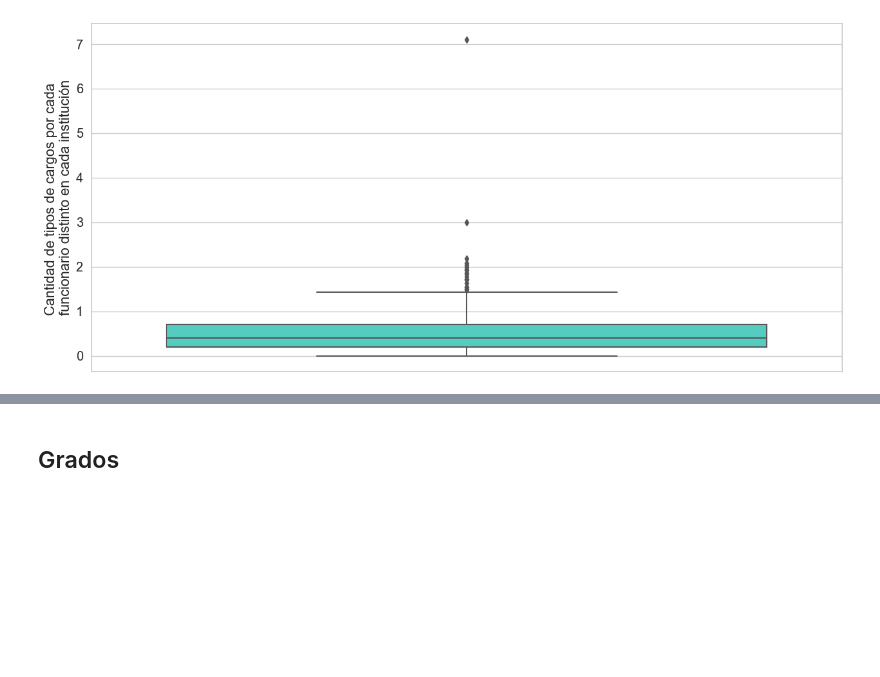
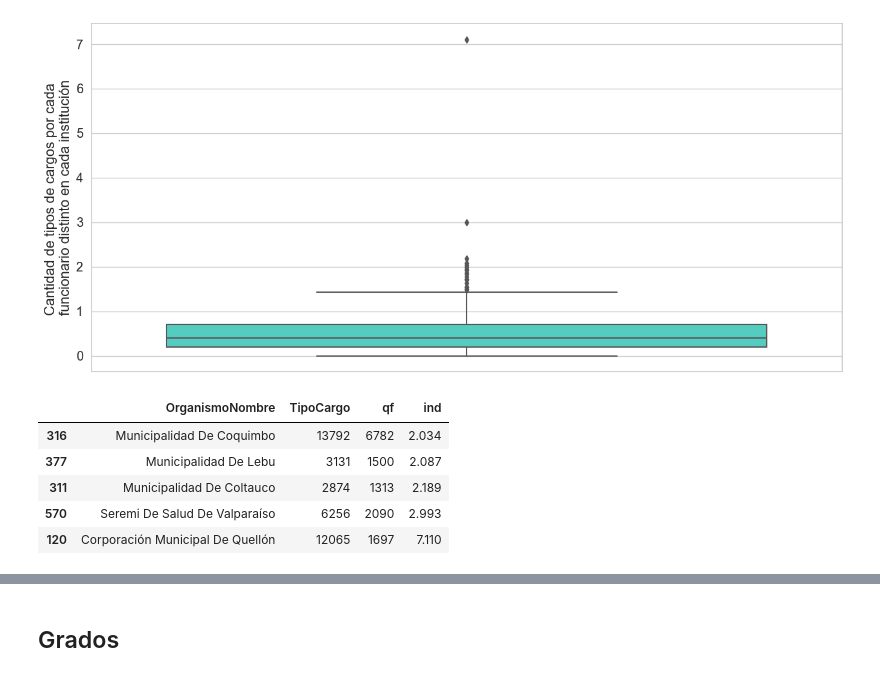
Before and after one commit to josemoragonzalez/PublicEmployment, a Jupyter notebook: informe.ipynb, the cells around one changed output, grey strips where cells are left out. Saved outputs shown, nothing was run; the diff lists cells and outputs as text; code cells hidden in the pictures; blank space fills up the shorter version.

```diff
--- a/informe.ipynb
+++ b/informe.ipynb
@@ -838,3 +836,12 @@ tcbox.head()
+# %%
+tcbox.sort_values('ind').tail()
+# %% [output]
+|  | OrganismoNombre | TipoCargo | qf | ind |
+| 316 | Municipalidad De Coquimbo | 13792 | 6782 | 2.034 |
+| 377 | Municipalidad De Lebu | 3131 | 1500 | 2.087 |
+| 311 | Municipalidad De Coltauco | 2874 | 1313 | 2.189 |
+| 570 | Seremi De Salud De Valparaíso | 6256 | 2090 | 2.993 |
+| 120 | Corporación Municipal De Quellón | 12065 | 1697 | 7.110 |
 # %%
 tcboxS = standar.groupby(by=['TipoCargo'])['OrganismoNombre'].nunique().reset_index()
 display(tcboxS.sort_values(by=['OrganismoNombre'], ascending=False).head(5))
```
Also changed, not shown: parts of 4 cells of this notebook, 10 other files.
